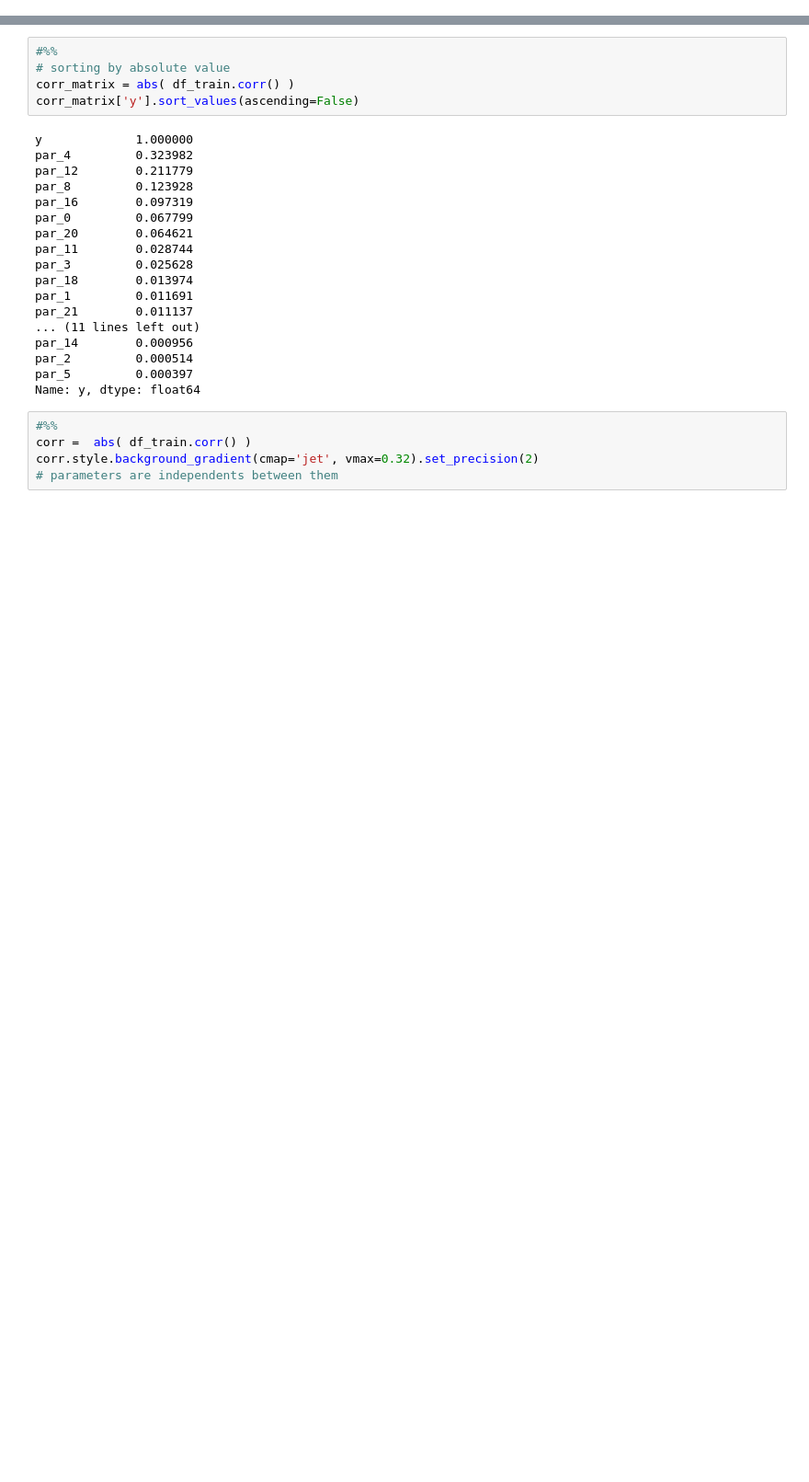
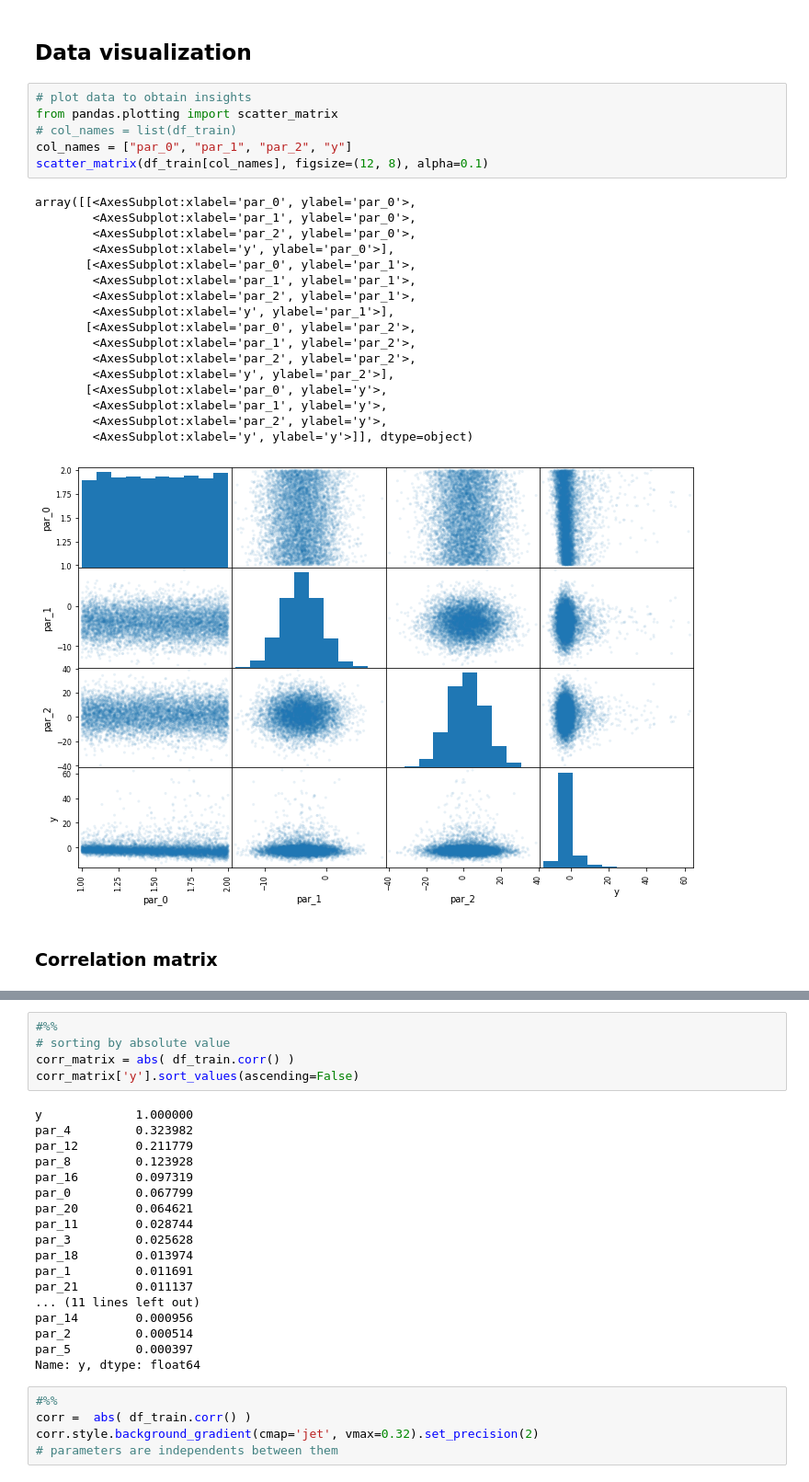
Before and after one commit to chinchay/machine_learning_project, a Jupyter notebook: runMe.ipynb, the cells around one changed output, grey strips where cells are left out. Shown: that part at 92% size. Cells and saved outputs as stored; diff of their text form; blank space fills up the shorter version.

```diff
--- a/runMe.ipynb
+++ b/runMe.ipynb
@@ -162 +194,29 @@ df_train.head()
+# %% [markdown]
+## Data visualization
+# %%
+# plot data to obtain insights
+from pandas.plotting import scatter_matrix
+# col_names = list(df_train)
+col_names = ["par_0", "par_1", "par_2", "y"]
+scatter_matrix(df_train[col_names], figsize=(12, 8), alpha=0.1)
+# %% [output]
+array([[<AxesSubplot:xlabel='par_0', ylabel='par_0'>,
+        <AxesSubplot:xlabel='par_1', ylabel='par_0'>,
+        <AxesSubplot:xlabel='par_2', ylabel='par_0'>,
+        <AxesSubplot:xlabel='y', ylabel='par_0'>],
+       [<AxesSubplot:xlabel='par_0', ylabel='par_1'>,
+        <AxesSubplot:xlabel='par_1', ylabel='par_1'>,
+        <AxesSubplot:xlabel='par_2', ylabel='par_1'>,
+        <AxesSubplot:xlabel='y', ylabel='par_1'>],
+       [<AxesSubplot:xlabel='par_0', ylabel='par_2'>,
+        <AxesSubplot:xlabel='par_1', ylabel='par_2'>,
+        <AxesSubplot:xlabel='par_2', ylabel='par_2'>,
+        <AxesSubplot:xlabel='y', ylabel='par_2'>],
+       [<AxesSubplot:xlabel='par_0', ylabel='y'>,
+        <AxesSubplot:xlabel='par_1', ylabel='y'>,
+        <AxesSubplot:xlabel='par_2', ylabel='y'>,
+        <AxesSubplot:xlabel='y', ylabel='y'>]], dtype=object)
+[figure, added]
+# %% [markdown]
+### Correlation matrix
 # %%
```
Also changed, not shown: parts of 20 cells of this notebook, 5 other files.
